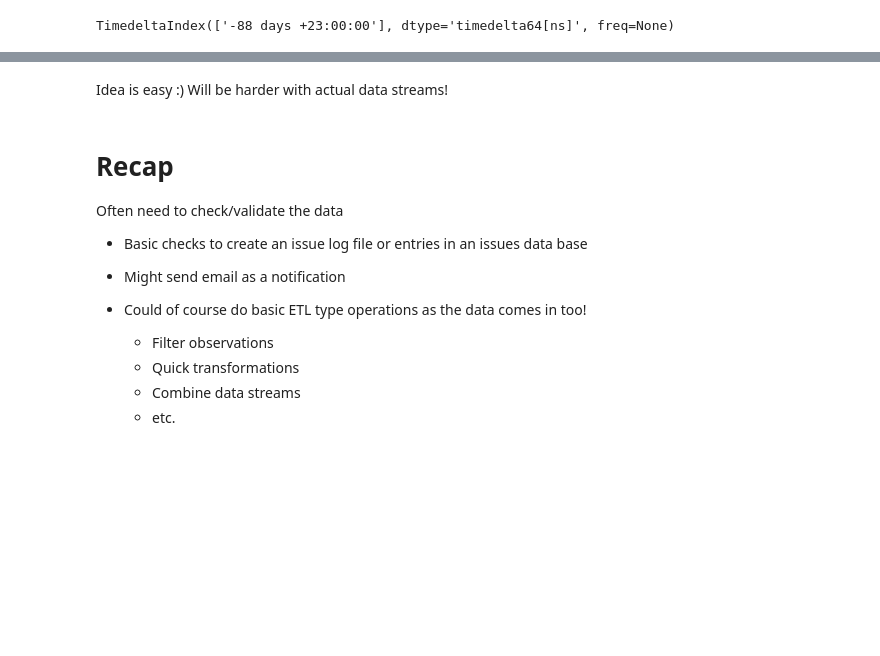
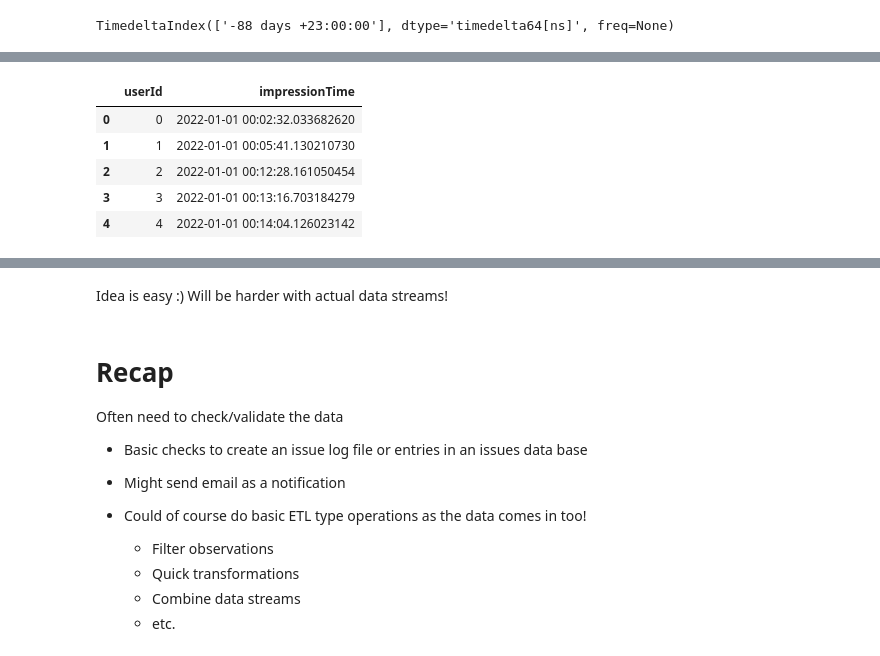
Before and after one commit to jbpost2/ST-554-Big-Data-with-Python, a Jupyter notebook: 02_Common_Streaming_Tasks.ipynb, the cells around one changed output, grey strips where cells are left out. Drawn from its saved outputs; the diff is of its cells as text; code cells hidden in the pictures; blank space fills up the shorter version.

```diff
--- a/02_Common_Streaming_Tasks.ipynb
+++ b/02_Common_Streaming_Tasks.ipynb
@@ -318,0 +336,16 @@ pd.merge(left = impressions, right = clicks, on = "adId", how = 'right')
+# %%
+import pandas as pd
+import numpy as np
+np.random.seed(10)
+impressions = pd.DataFrame({
+  'userId': range(500),
+  'impressionTime': (pd.to_datetime('2022-01-01') + pd.to_timedelta(np.random.rand(500), unit = "D")).sort_values()
+})
+impressions.head()
+# %% [output]
+|  | userId | impressionTime |
+| 0 | 0 | 2022-01-01 00:02:32.033682620 |
+| 1 | 1 | 2022-01-01 00:05:41.130210730 |
+| 2 | 2 | 2022-01-01 00:12:28.161050454 |
+| 3 | 3 | 2022-01-01 00:13:16.703184279 |
+| 4 | 4 | 2022-01-01 00:14:04.126023142 |
```
Also changed, not shown: parts of 60 cells of this notebook.
